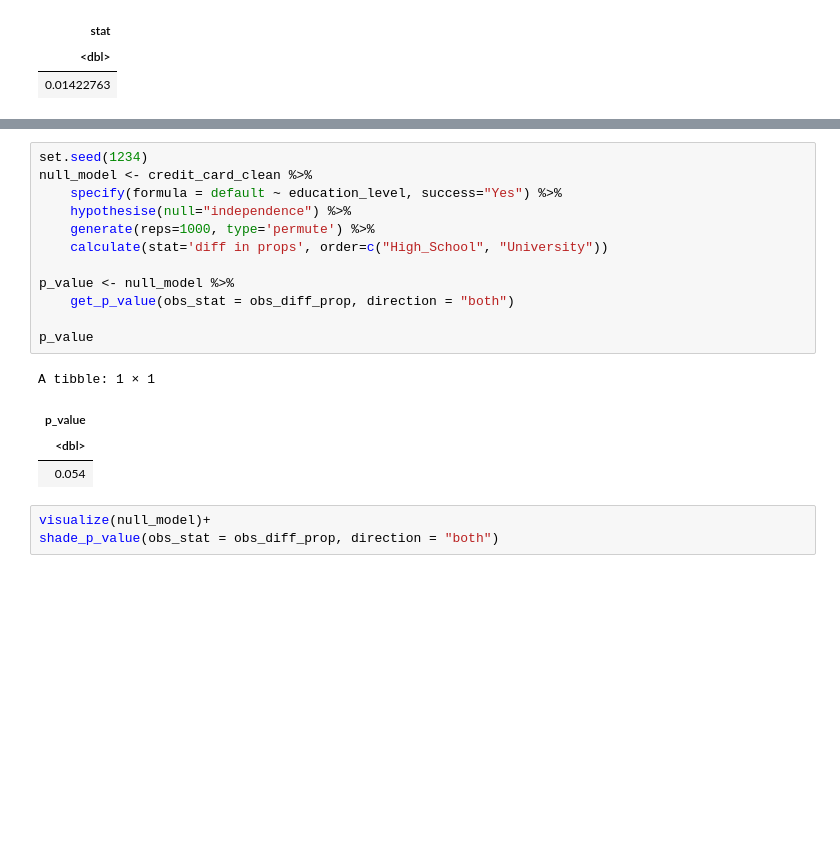
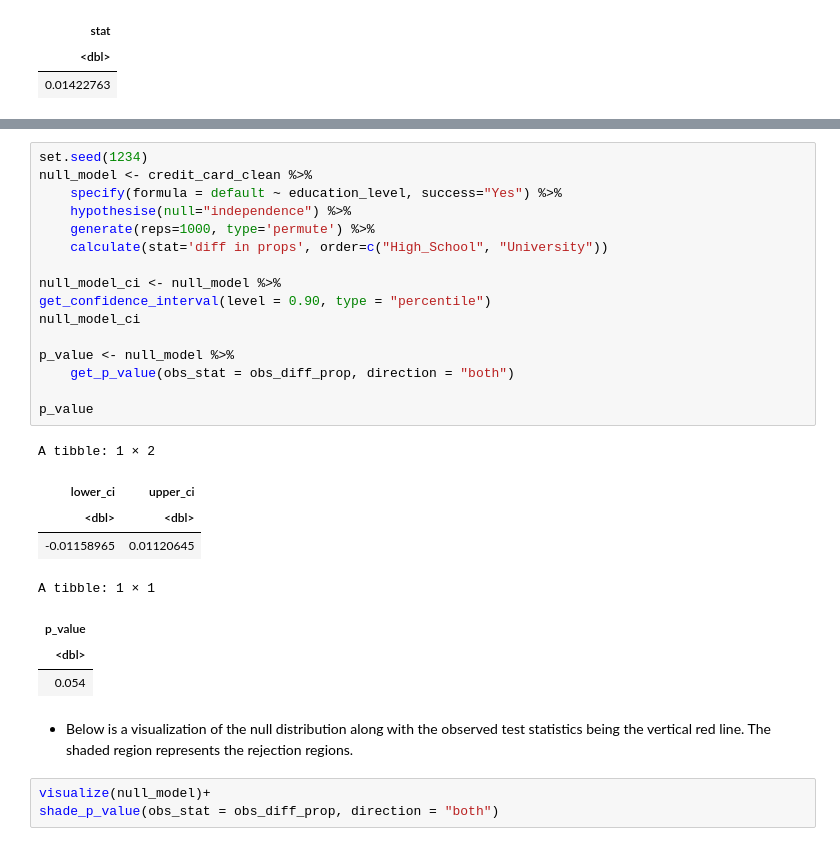
Before and after one commit to theqquach/stat201-project, a Jupyter notebook: Report.ipynb, the cells around one changed output, grey strips where cells are left out. Saved outputs shown, nothing was run; the diff lists cells and outputs as text; blank space fills up the shorter version.

```diff
--- a/Report.ipynb
+++ b/Report.ipynb
@@ -147,20 +156,30 @@ A infer: 1 × 1
 # %%
 set.seed(1234)
 null_model <- credit_card_clean %>%
     specify(formula = default ~ education_level, success="Yes") %>%
     hypothesise(null="independence") %>%
     generate(reps=1000, type='permute') %>%
     calculate(stat='diff in props', order=c("High_School", "University"))
 
+null_model_ci <- null_model %>%
+get_confidence_interval(level = 0.90, type = "percentile")
+null_model_ci
+
 p_value <- null_model %>%
     get_p_value(obs_stat = obs_diff_prop, direction = "both")
 
 p_value
 # %% [output]
-A tibble: 1 × 1
+A tibble: 1 × 2
-| p_value |
-| <dbl> |
-| 0.054 |
+| lower_ci | upper_ci |
+| <dbl> | <dbl> |
+| -0.01158965 | 0.01120645 |
+A tibble: 1 × 1
+| p_value |
+| <dbl> |
+| 0.054 |
+# %% [markdown]
+* Below is a visualization of the null distribution along with the observed test statistics being the vertical red line. The shaded region represents the rejection regions.
 # %%
 visualize(null_model)+
 shade_p_value(obs_stat = obs_diff_prop, direction = "both")
```
Also changed, not shown: parts of 9 cells of this notebook.
